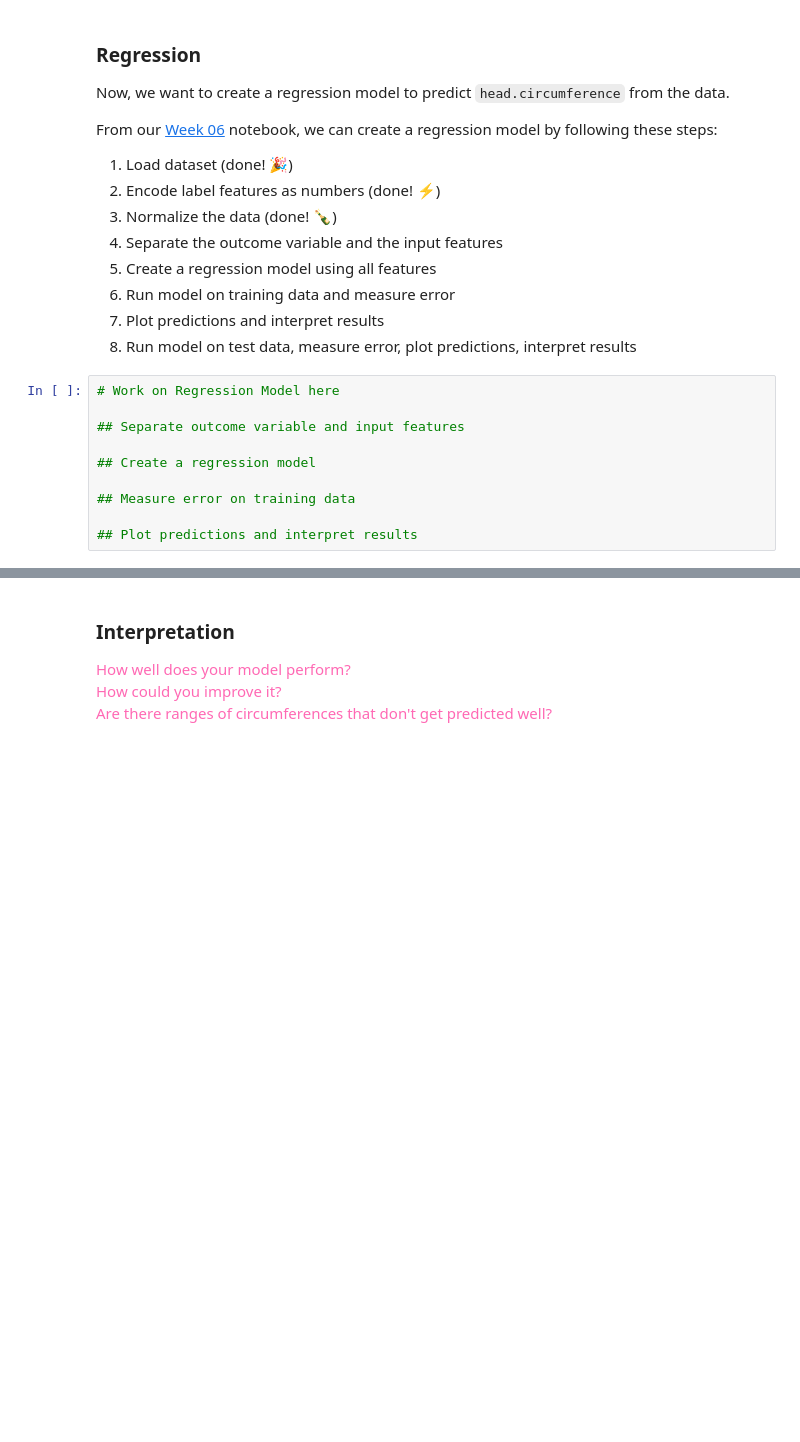
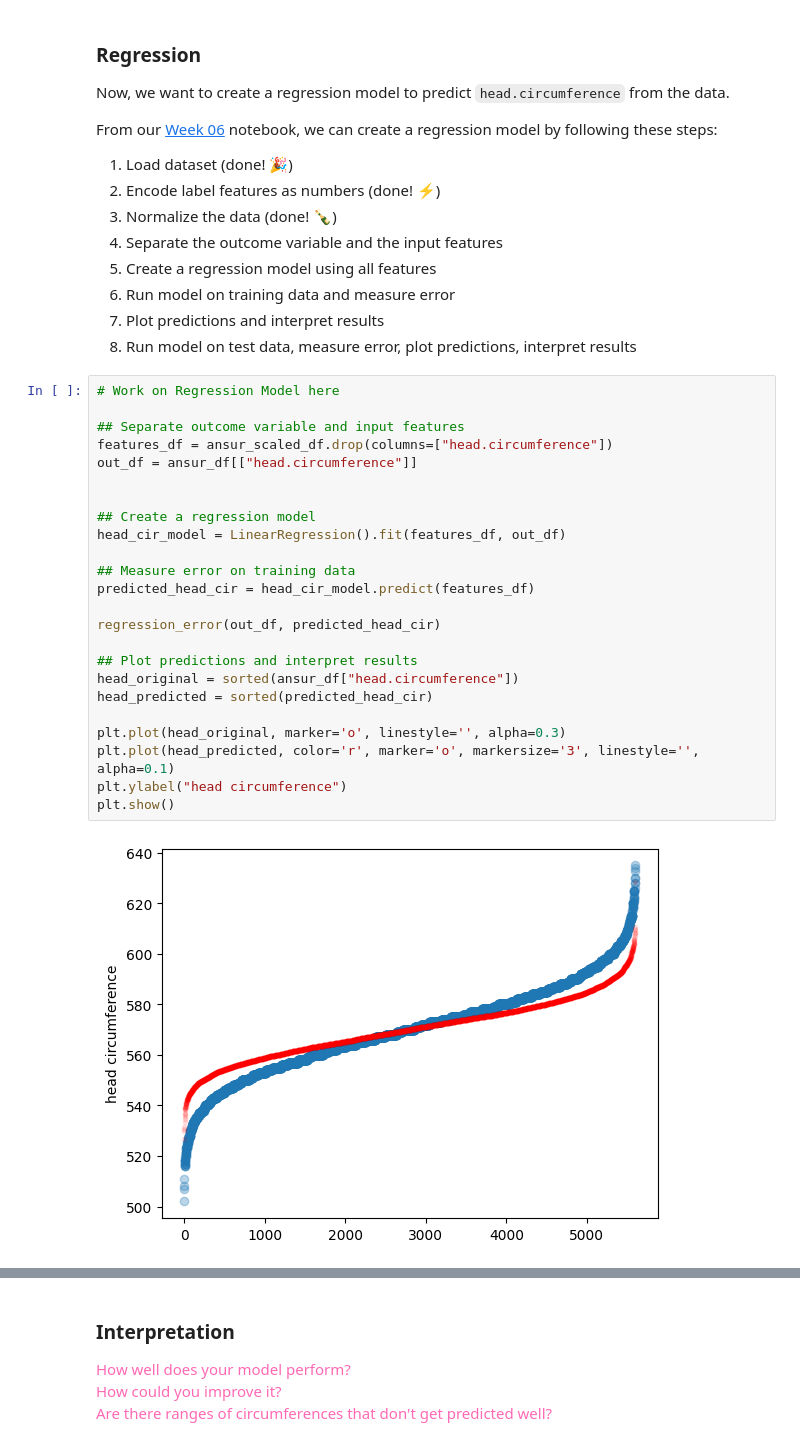
Before and after one commit to kaoriogawa-PSAM-5020-spring2026/Homework06, a Jupyter notebook: Homework06.ipynb, the cells around one changed output, grey strips where cells are left out. Saved outputs shown, nothing was run; the diff lists cells and outputs as text; blank space fills up the shorter version.

```diff
--- a/Homework06.ipynb
+++ b/Homework06.ipynb
@@ -210,13 +210,29 @@ From our [Week 06](https://github.com/PSAM-5020-2026S-A/WK06) notebook, we can c
 # %%
 # Work on Regression Model here
 
 ## Separate outcome variable and input features
+features_df = ansur_scaled_df.drop(columns=["head.circumference"])
+out_df = ansur_df[["head.circumference"]]
+
 
 ## Create a regression model
+head_cir_model = LinearRegression().fit(features_df, out_df)
 
 ## Measure error on training data
+predicted_head_cir = head_cir_model.predict(features_df)
+
+regression_error(out_df, predicted_head_cir)
 
 ## Plot predictions and interpret results
+head_original = sorted(ansur_df["head.circumference"])
+head_predicted = sorted(predicted_head_cir)
+
+plt.plot(head_original, marker='o', linestyle='', alpha=0.3)
+plt.plot(head_predicted, color='r', marker='o', markersize='3', linestyle='', alpha=0.1)
+plt.ylabel("head circumference")
+plt.show()
+# %% [output]
+[figure, added]
 # %%
 ## Load Test Data
 ANSUR_TEST_FILE = "https://raw.githubusercontent.com/PSAM-5020-2026S-A/5020-utils/main/datasets/json/ansur-test.json"
```
Also changed, not shown: parts of 3 cells of this notebook.
